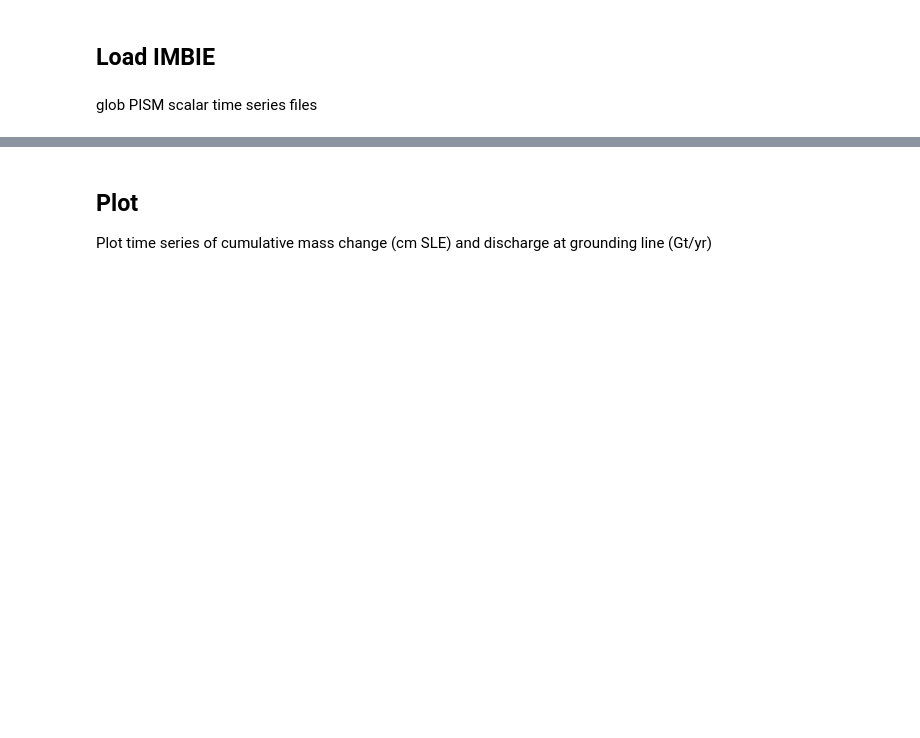
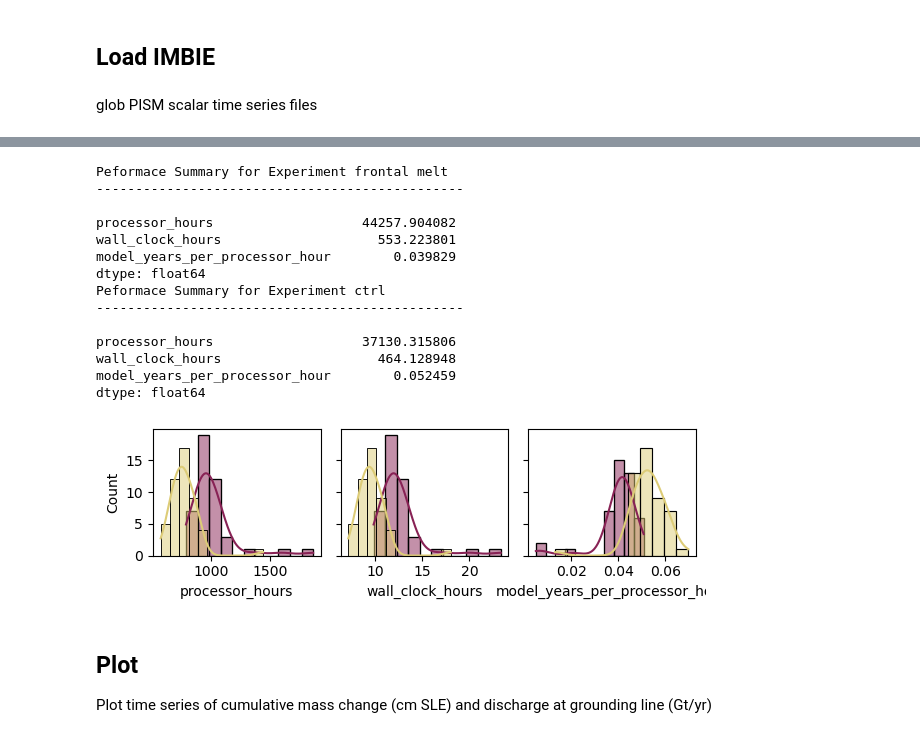
Before and after one commit to pism/pism-ragis, a Jupyter notebook: notebooks/ragis_scalar.ipynb, the cells around one changed output, grey strips where cells are left out. Cells and saved outputs as stored; diff of their text form; code cells hidden in the pictures; blank space fills up the shorter version.

```diff
--- a/notebooks/ragis_scalar.ipynb
+++ b/notebooks/ragis_scalar.ipynb
@@ -125,7 +107,0 @@ Processing 2020-01-01 00:00:00
-# %%
-e = experiments[0]["run_stats"]
-m_vars = e.columns
-fig, axs = plt.subplots(nrows=1, ncols=len(m_vars), sharey="row", figsize=[6.2, 2.4])
-fig.subplots_adjust(wspace=0)
-for m in range(len(experiments)):
-    [sns.histplot(data=experiments[m]["run_stats"], x=m_var, bins=21, kde=True, ax=axs[k], color=sim_colors[m]) for k, m_var in enumerate(m_vars)]
@@ -151,3 +108,32 @@ Processing 2013-01-01 00:00:00
+# %%
+e = experiments[0]["run_stats"]
+m_vars = e.columns
+fig, axs = plt.subplots(nrows=1, ncols=len(m_vars), sharey="row", figsize=[6.2, 2.0])
+fig.subplots_adjust(wspace=0)
+for m in range(len(experiments)):
+    e_df = experiments[m]["run_stats"]
+    print(f"""Peformace Summary for Experiment {experiments[m]["Experiment"]}""")
+    print("-----------------------------------------------\n")
+    print(e_df.agg({'processor_hours': 'sum', 'wall_clock_hours': "sum", "model_years_per_processor_hour": "mean"}))
+    [sns.histplot(data=e_df, x=m_var, bins=11, kde=True, ax=axs[k], color=sim_colors[m]) for k, m_var in enumerate(m_vars)]
+fig.tight_layout()
+fig.savefig("run_stats.pdf")
+# %% [output]
+Peformace Summary for Experiment frontal melt
+-----------------------------------------------
+
+processor_hours                   44257.904082
+wall_clock_hours                    553.223801
+model_years_per_processor_hour        0.039829
+dtype: float64
+Peformace Summary for Experiment ctrl
+-----------------------------------------------
+
+processor_hours                   37130.315806
+wall_clock_hours                    464.128948
+model_years_per_processor_hour        0.052459
+dtype: float64
+[figure, added]
 # %% [markdown]
 ## Plot
 
```
Also changed, not shown: parts of 12 cells of this notebook, 9 other files.
